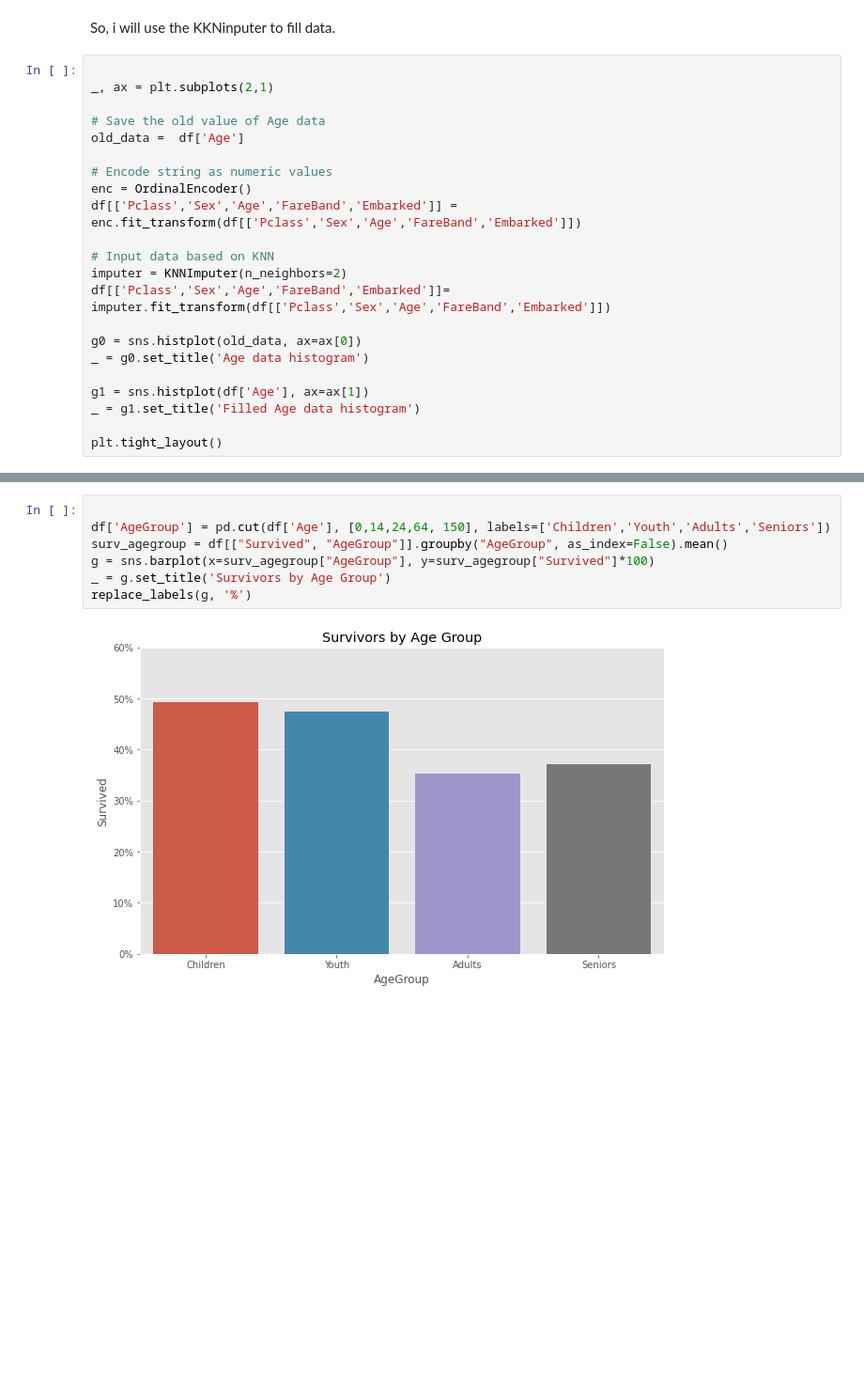
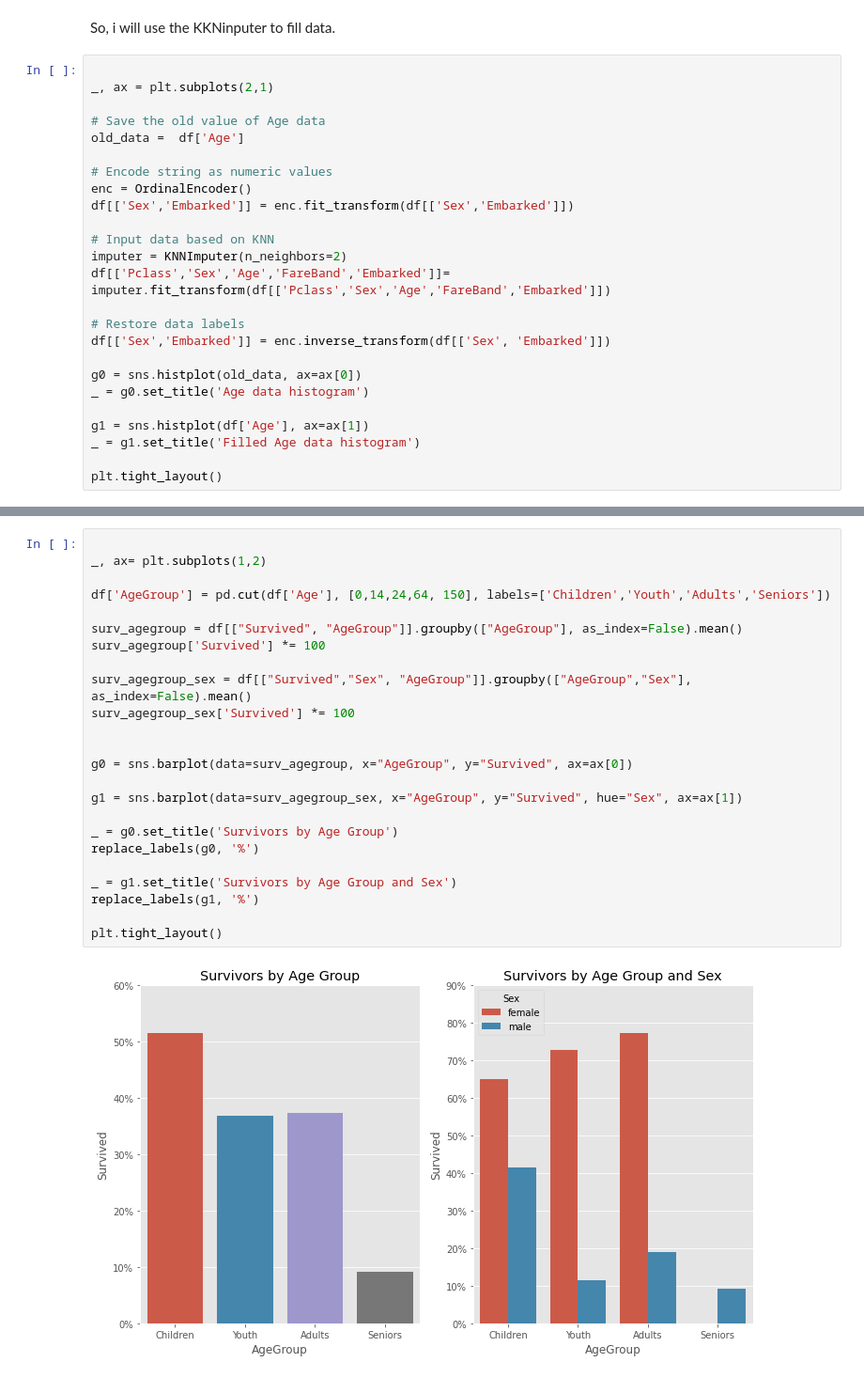
Before and after one commit to Schots/mlops_project, a Jupyter notebook: notebooks/00-maike-eda.ipynb, the cells around one changed output, grey strips where cells are left out. Shown at 94% size. Saved outputs shown, nothing was run; the diff lists cells and outputs as text; blank space fills up the shorter version.

```diff
--- a/notebooks/00-maike-eda.ipynb
+++ b/notebooks/00-maike-eda.ipynb
@@ -261,11 +263,14 @@ old_data =  df['Age']
 
 # Encode string as numeric values
 enc = OrdinalEncoder()
-df[['Pclass','Sex','Age','FareBand','Embarked']] = enc.fit_transform(df[['Pclass','Sex','Age','FareBand','Embarked']])
+df[['Sex','Embarked']] = enc.fit_transform(df[['Sex','Embarked']])
 
 # Input data based on KNN
 imputer = KNNImputer(n_neighbors=2)
 df[['Pclass','Sex','Age','FareBand','Embarked']]= imputer.fit_transform(df[['Pclass','Sex','Age','FareBand','Embarked']])
+
+# Restore data labels
+df[['Sex','Embarked']] = enc.inverse_transform(df[['Sex', 'Embarked']])
 
 g0 = sns.histplot(old_data, ax=ax[0])
 _ = g0.set_title('Age data histogram')
@@ -281,9 +286,26 @@ Children and Youth survived more
 # %%
 
+_, ax= plt.subplots(1,2)
+
 df['AgeGroup'] = pd.cut(df['Age'], [0,14,24,64, 150], labels=['Children','Youth','Adults','Seniors'])
-surv_agegroup = df[["Survived", "AgeGroup"]].groupby("AgeGroup", as_index=False).mean()
-g = sns.barplot(x=surv_agegroup["AgeGroup"], y=surv_agegroup["Survived"]*100)
-_ = g.set_title('Survivors by Age Group')
-replace_labels(g, '%')
+
+surv_agegroup = df[["Survived", "AgeGroup"]].groupby(["AgeGroup"], as_index=False).mean()
+surv_agegroup['Survived'] *= 100
+
+surv_agegroup_sex = df[["Survived","Sex", "AgeGroup"]].groupby(["AgeGroup","Sex"], as_index=False).mean()
+surv_agegroup_sex['Survived'] *= 100
+
+
+g0 = sns.barplot(data=surv_agegroup, x="AgeGroup", y="Survived", ax=ax[0])
+
+g1 = sns.barplot(data=surv_agegroup_sex, x="AgeGroup", y="Survived", hue="Sex", ax=ax[1])
+
+_ = g0.set_title('Survivors by Age Group')
+replace_labels(g0, '%')
+
+_ = g1.set_title('Survivors by Age Group and Sex')
+replace_labels(g1, '%')
+
+plt.tight_layout()
 # %% [output]
-[figure, old version]
+[figure, new version]
```
Also changed, not shown: parts of 5 cells of this notebook.
